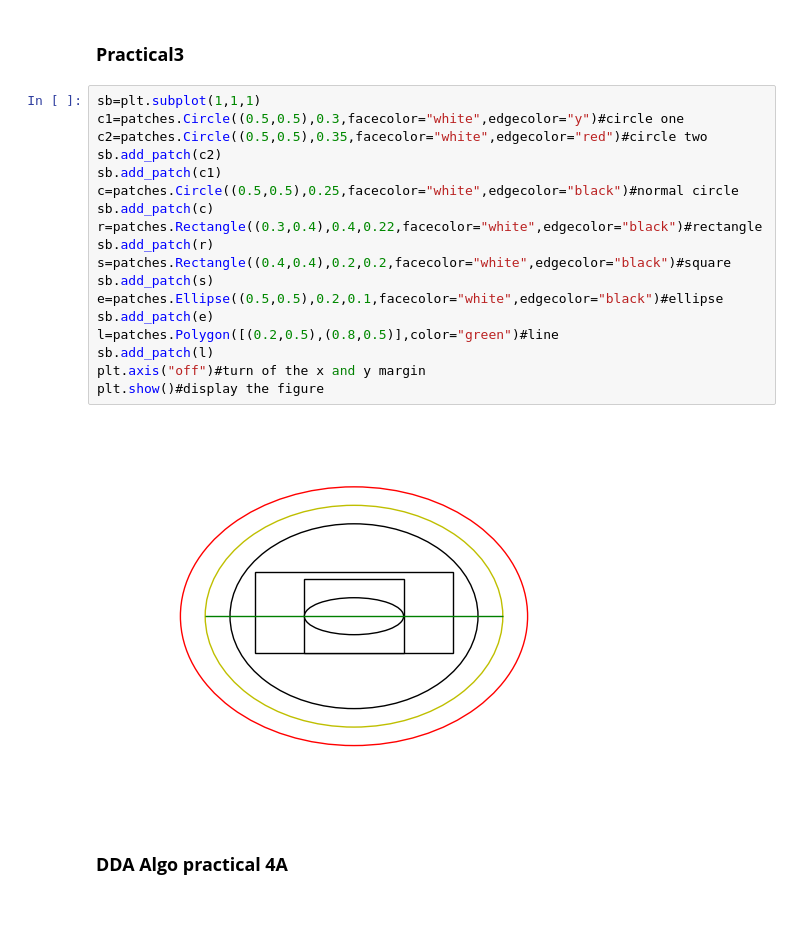
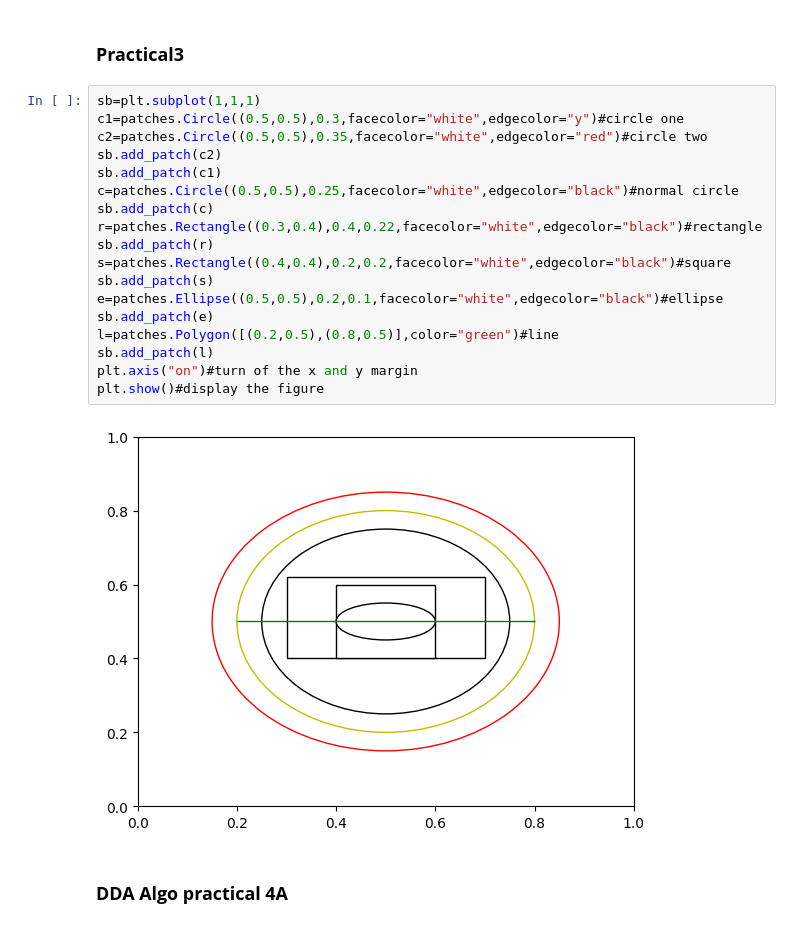
Before and after one commit to RitekPillai/CGPracticals, a Jupyter notebook: MatPlotCourse.ipynb, the cells around one changed output. Saved outputs shown, nothing was run; the diff lists cells and outputs as text.

```diff
--- a/MatPlotCourse.ipynb
+++ b/MatPlotCourse.ipynb
@@ -50,23 +50,23 @@ plt.show()
 # %%
 sb=plt.subplot(1,1,1)
 c1=patches.Circle((0.5,0.5),0.3,facecolor="white",edgecolor="y")#circle one
 c2=patches.Circle((0.5,0.5),0.35,facecolor="white",edgecolor="red")#circle two
 sb.add_patch(c2)
 sb.add_patch(c1)
 c=patches.Circle((0.5,0.5),0.25,facecolor="white",edgecolor="black")#normal circle
 sb.add_patch(c)
 r=patches.Rectangle((0.3,0.4),0.4,0.22,facecolor="white",edgecolor="black")#rectangle
 sb.add_patch(r)
 s=patches.Rectangle((0.4,0.4),0.2,0.2,facecolor="white",edgecolor="black")#square
 sb.add_patch(s)
 e=patches.Ellipse((0.5,0.5),0.2,0.1,facecolor="white",edgecolor="black")#ellipse
 sb.add_patch(e)
 l=patches.Polygon([(0.2,0.5),(0.8,0.5)],color="green")#line
 sb.add_patch(l)
-plt.axis("off")#turn of the x and y margin
+plt.axis("on")#turn of the x and y margin
 plt.show()#display the figure
 # %% [output]
-[figure, old version]
+[figure, new version]
 # %% [markdown]
 ### **DDA Algo practical 4A**
 # %%
```
